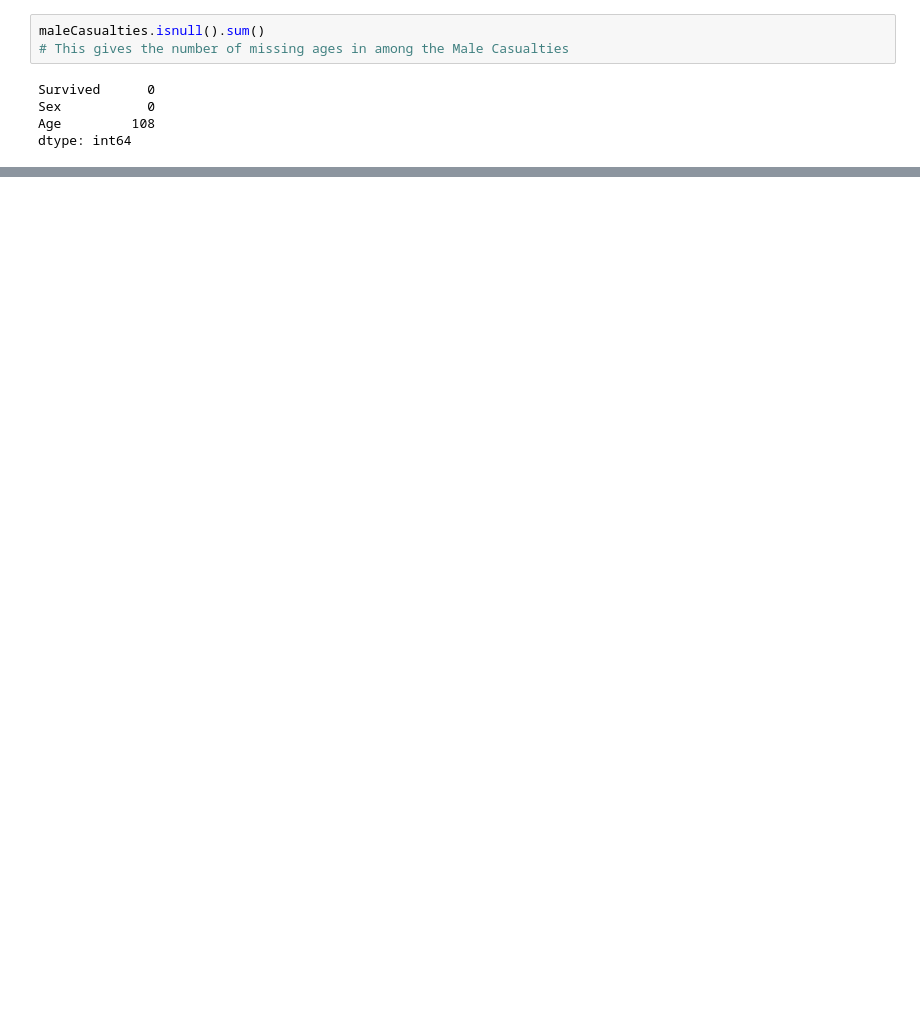
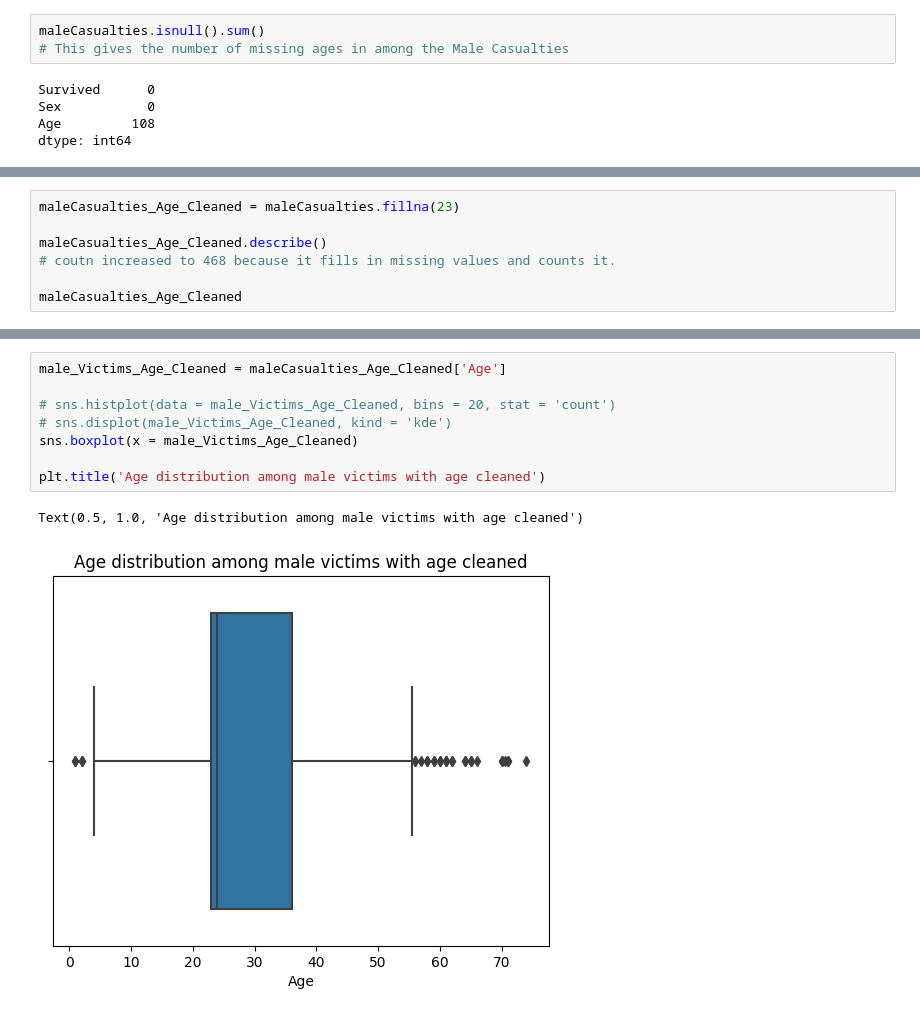
Before and after one commit to puvanans/titanicDataset, a Jupyter notebook: Casualties.ipynb, the cells around one changed output, grey strips where cells are left out. Drawn from its saved outputs; the diff is of its cells as text; blank space fills up the shorter version.

```diff
--- a/Casualties.ipynb
+++ b/Casualties.ipynb
@@ -149,0 +155,7 @@ Name: Age, dtype: float64
+# %%
+maleCasualties_Age_Cleaned = maleCasualties.fillna(23)
+
+maleCasualties_Age_Cleaned.describe()
+# coutn increased to 468 because it fills in missing values and counts it.
+
+maleCasualties_Age_Cleaned
@@ -149,0 +176,11 @@ Name: Age, dtype: float64
+# %%
+male_Victims_Age_Cleaned = maleCasualties_Age_Cleaned['Age']
+
+# sns.histplot(data = male_Victims_Age_Cleaned, bins = 20, stat = 'count')
+# sns.displot(male_Victims_Age_Cleaned, kind = 'kde')
+sns.boxplot(x = male_Victims_Age_Cleaned)
+
+plt.title('Age distribution among male victims with age cleaned')
+# %% [output]
+Text(0.5, 1.0, 'Age distribution among male victims with age cleaned')
+[figure, added]
```
Also changed, not shown: parts of 19 cells of this notebook.
